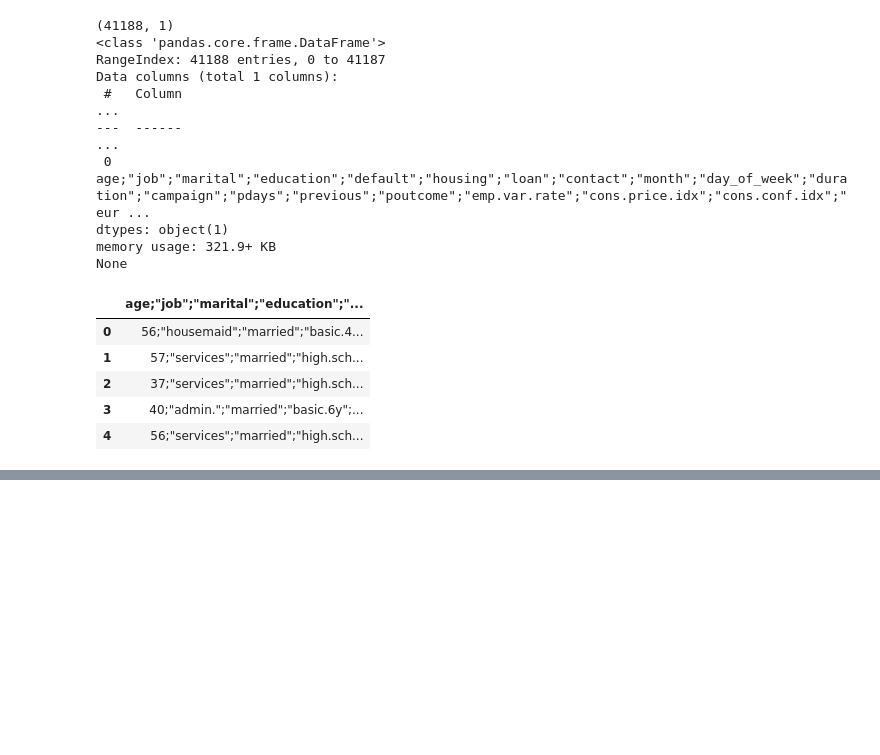
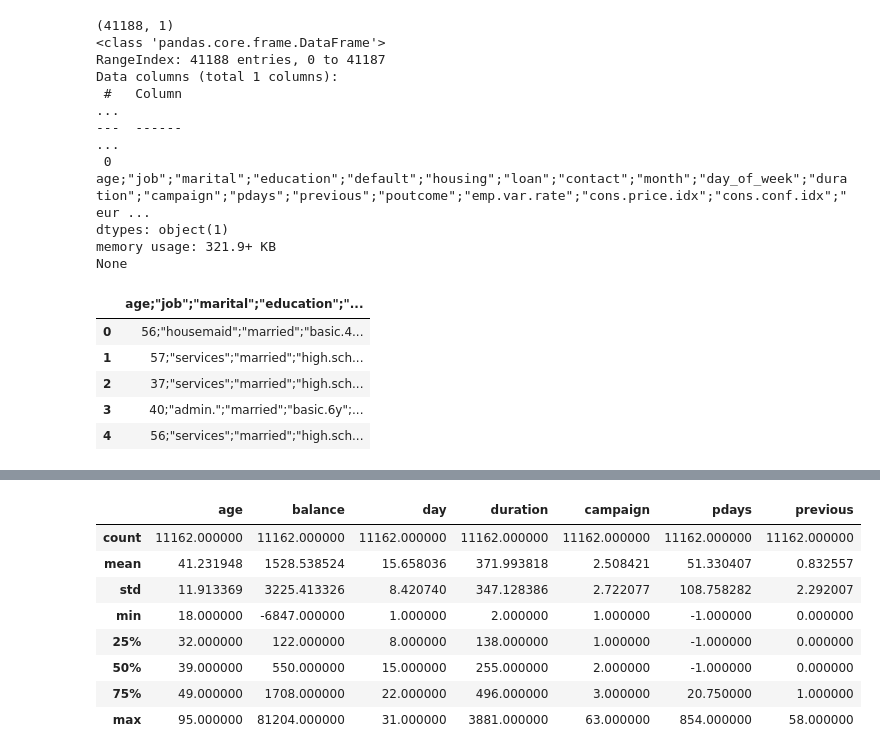
Before and after one commit to victormuuo07/PennyPal-System, a Jupyter notebook: pennypal-system.ipynb, the cells around one changed output, grey strips where cells are left out. Cells and saved outputs as stored; diff of their text form; code cells hidden in the pictures; blank space fills up the shorter version.

```diff
--- a/pennypal-system.ipynb
+++ b/pennypal-system.ipynb
@@ -770,0 +780,12 @@ None
+# %%
+df4.describe()
+# %% [output]
+|  | age | balance | day | duration | campaign | pdays | previous |
+| count | 11162.000000 | 11162.000000 | 11162.000000 | 11162.000000 | 11162.000000 | 11162.000000 | 11162.000000 |
+| mean | 41.231948 | 1528.538524 | 15.658036 | 371.993818 | 2.508421 | 51.330407 | 0.832557 |
+| std | 11.913369 | 3225.413326 | 8.420740 | 347.128386 | 2.722077 | 108.758282 | 2.292007 |
+| min | 18.000000 | -6847.000000 | 1.000000 | 2.000000 | 1.000000 | -1.000000 | 0.000000 |
+| 25% | 32.000000 | 122.000000 | 8.000000 | 138.000000 | 1.000000 | -1.000000 | 0.000000 |
+| 50% | 39.000000 | 550.000000 | 15.000000 | 255.000000 | 2.000000 | -1.000000 | 0.000000 |
+| 75% | 49.000000 | 1708.000000 | 22.000000 | 496.000000 | 3.000000 | 20.750000 | 1.000000 |
+| max | 95.000000 | 81204.000000 | 31.000000 | 3881.000000 | 63.000000 | 854.000000 | 58.000000 |
```
Also changed, not shown: parts of 1 cell of this notebook.
